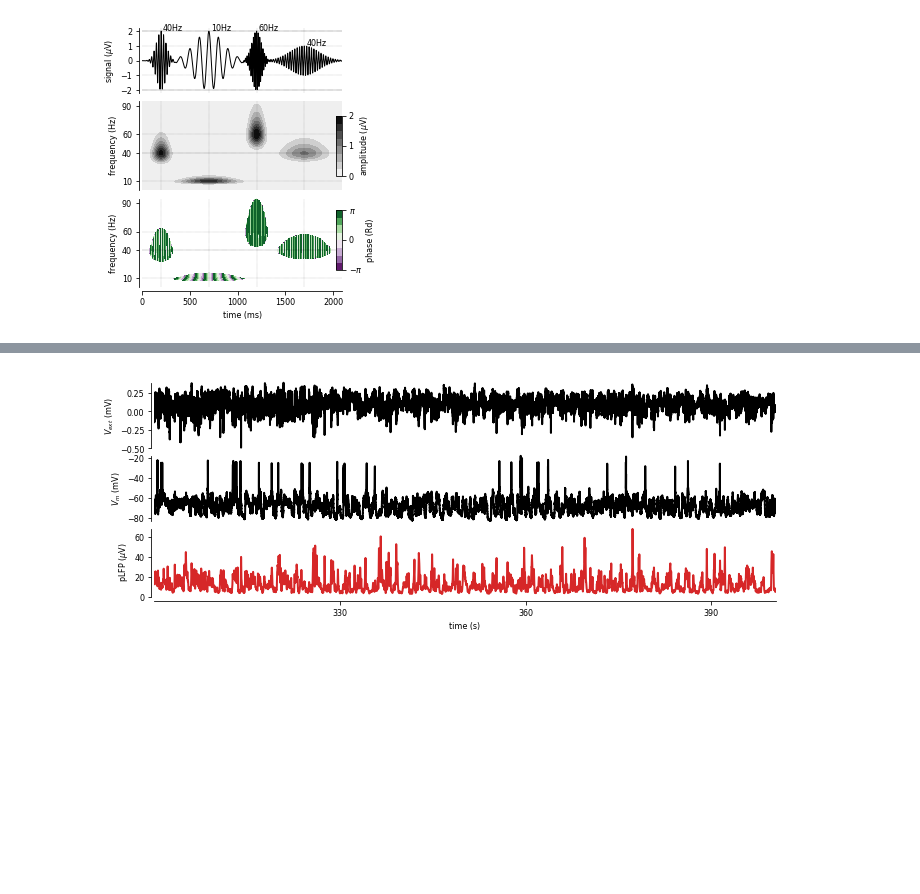
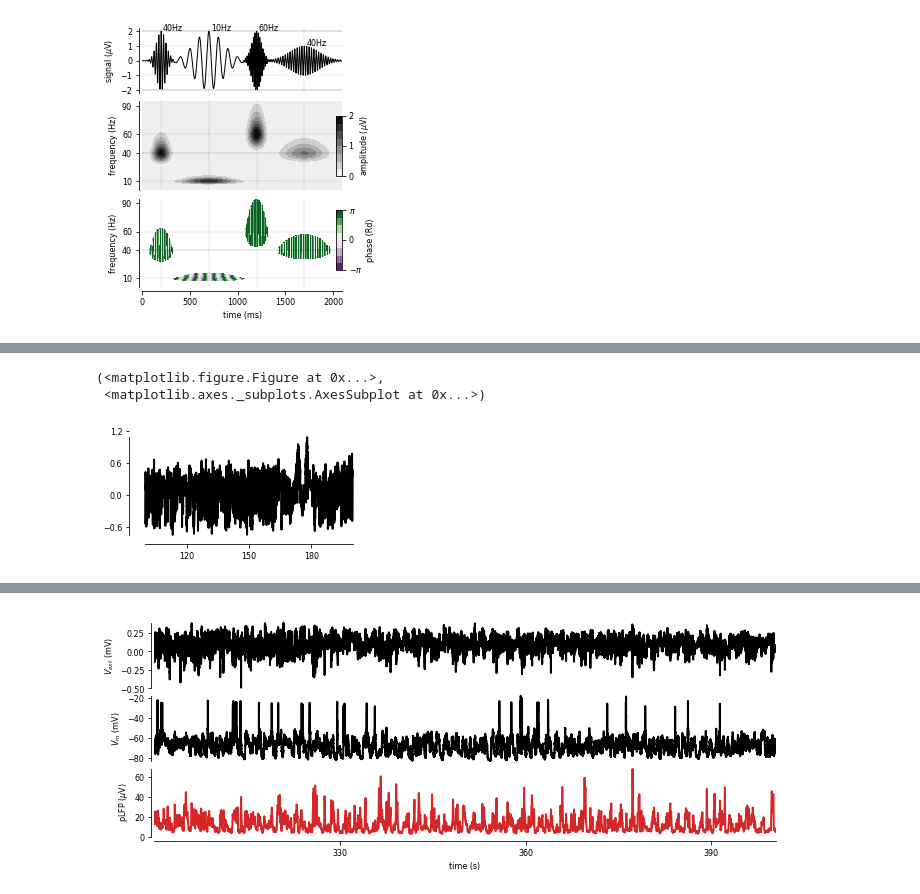
Before and after one commit to yzerlaut/NSI-paper, a Jupyter notebook: Notebook.ipynb, the cells around one changed output, grey strips where cells are left out. Drawn from its saved outputs; the diff is of its cells as text; code cells hidden in the pictures; blank space fills up the shorter version.

```diff
--- a/Notebook.ipynb
+++ b/Notebook.ipynb
@@ -258,0 +265,6 @@ data_awake['dt'] = data_awake['t'][1]-data_awake['t'][0]
+# %%
+plot(data_awake['t'][::100], data_awake['Extra'][::100], fig_args=dict(figsize=(.6,.2)))
+# %% [output]
+(<matplotlib.figure.Figure at 0x...>,
+ <matplotlib.axes._subplots.AxesSubplot at 0x...>)
+[figure, added]
```
Also changed, not shown: parts of 15 cells of this notebook.
